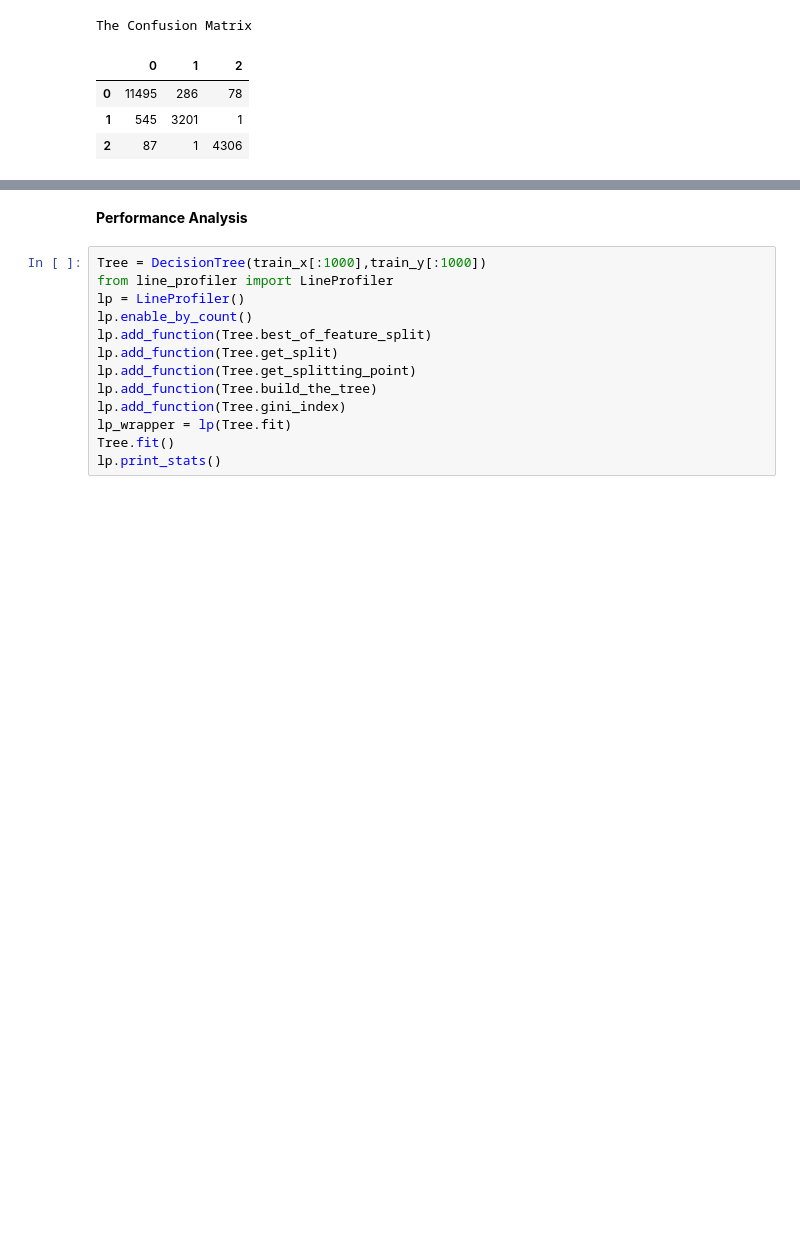
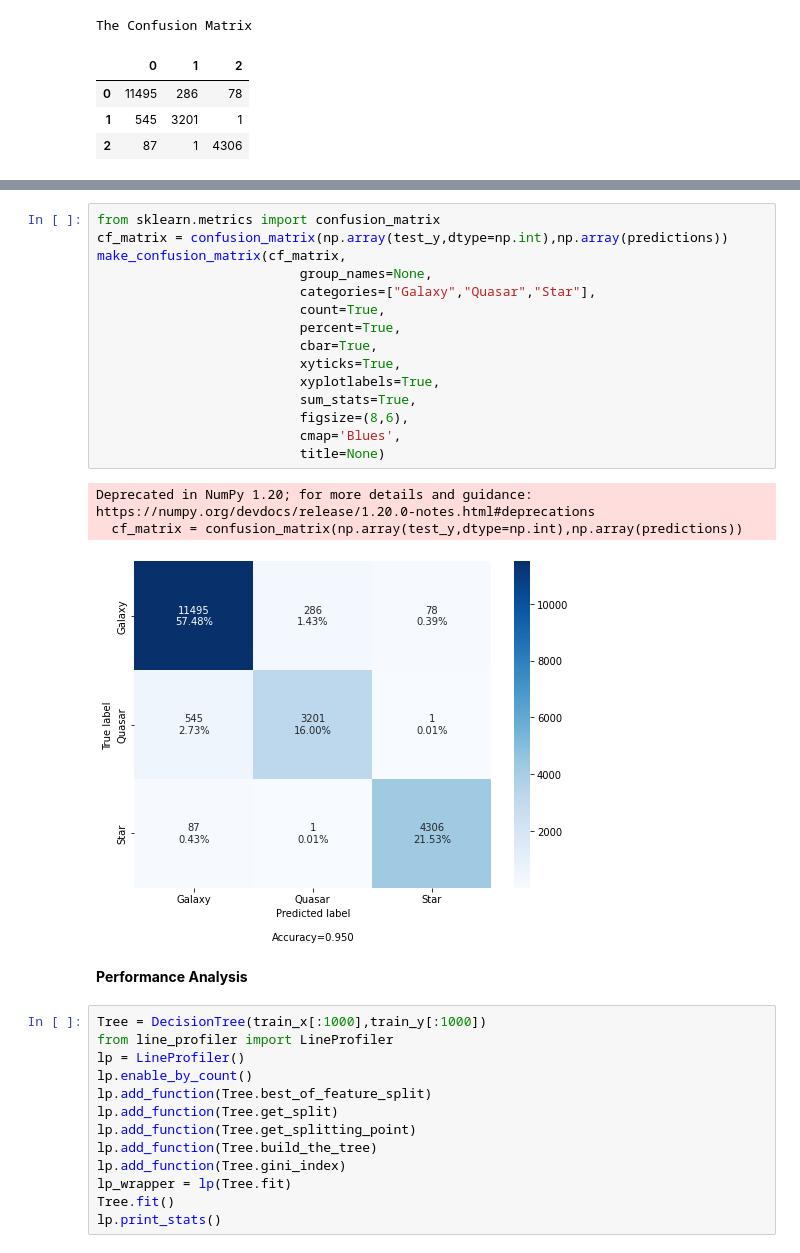
Before and after one commit to IlterOnatKorkmaz/Classification-of-Stellar-Objects-by-Using-Data-from-Sloan-Digital-Sky-Survey, a Jupyter notebook: Decision Tree.ipynb, the cells around one changed output, grey strips where cells are left out. Cells and saved outputs as stored; diff of their text form; blank space fills up the shorter version.

Commit message:
Confusion matrix code added
Confusion matrix code added

```diff
--- a/Decision Tree.ipynb
+++ b/Decision Tree.ipynb
@@ -298,3 +396,22 @@ accuracy(predictions, test_y)
+# %%
+from sklearn.metrics import confusion_matrix
+cf_matrix = confusion_matrix(np.array(test_y,dtype=np.int),np.array(predictions))
+make_confusion_matrix(cf_matrix,
+                          group_names=None,
+                          categories=["Galaxy","Quasar","Star"],
+                          count=True,
+                          percent=True,
+                          cbar=True,
+                          xyticks=True,
+                          xyplotlabels=True,
+                          sum_stats=True,
+                          figsize=(8,6),
+                          cmap='Blues',
+                          title=None)
+# %% [output]
+Deprecated in NumPy 1.20; for more details and guidance: https://numpy.org/devdocs/release/1.20.0-notes.html#deprecations
+  cf_matrix = confusion_matrix(np.array(test_y,dtype=np.int),np.array(predictions))
+[figure, added]
 # %% [markdown]
  **Performance Analysis**
 # %%
```
Also changed, not shown: parts of 3 cells of this notebook.
